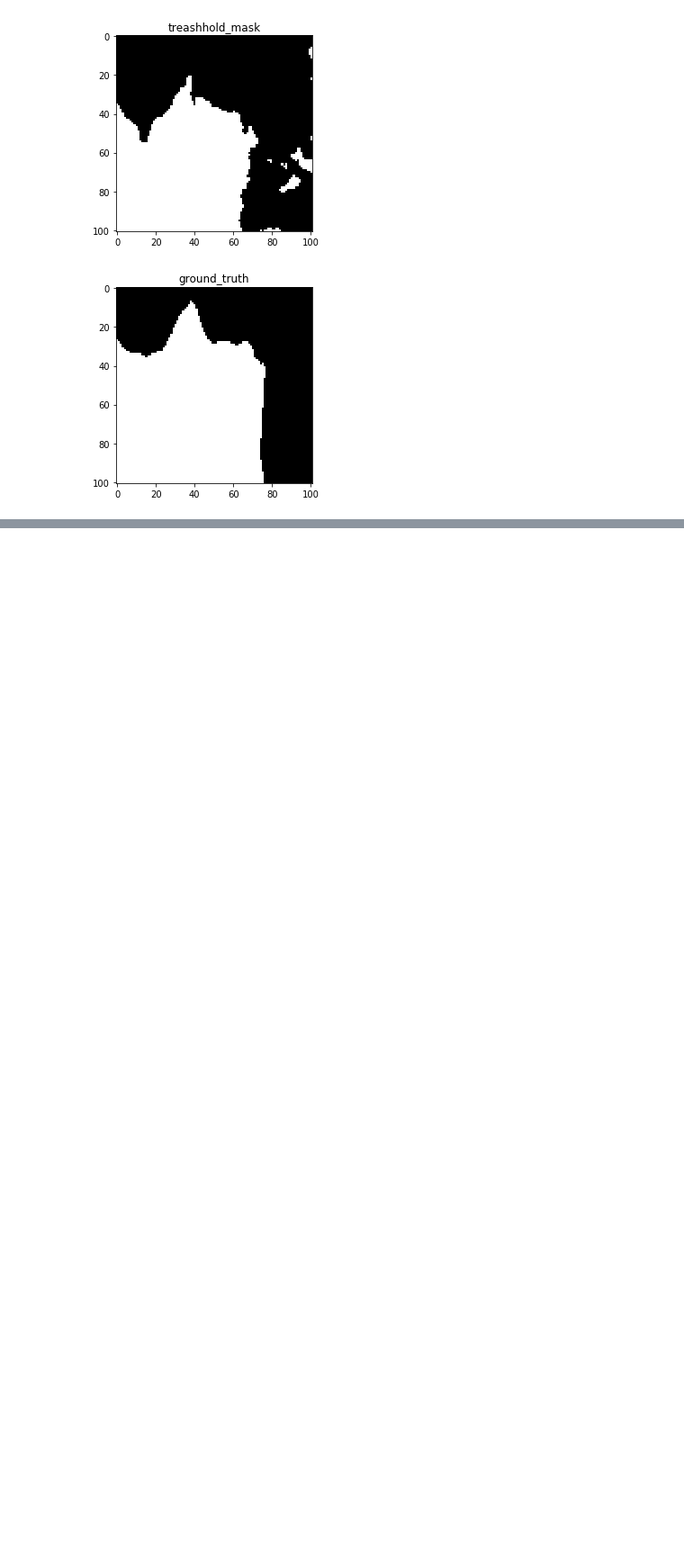
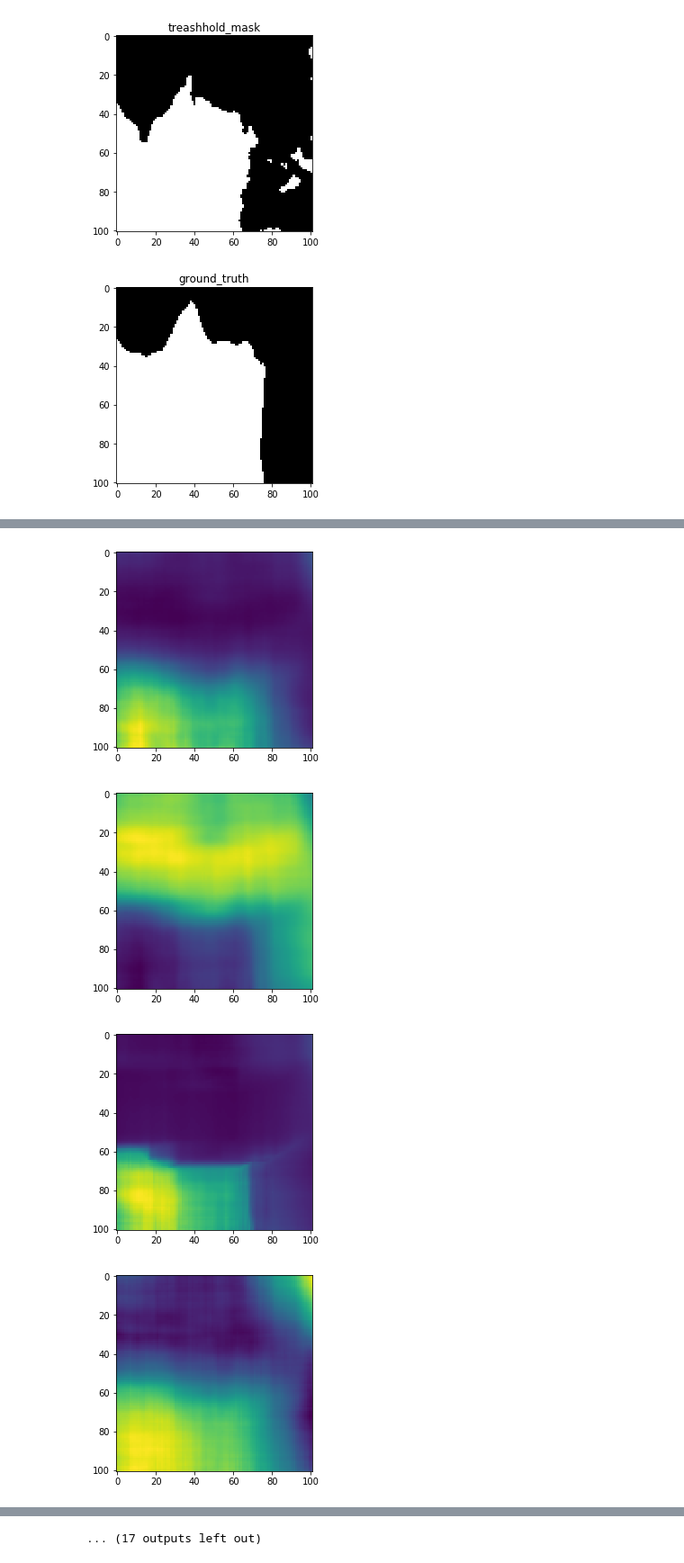
Before and after one commit to KushnirDmytro/salt_recognition_on_raw_images, a Jupyter notebook: haralic_features_for_seismic_data.ipynb, the cells around one changed output, grey strips where cells are left out. Shown at 90% size. Cells and saved outputs as stored; diff of their text form; code cells hidden in the pictures; blank space fills up the shorter version.

```diff
--- a/haralic_features_for_seismic_data.ipynb
+++ b/haralic_features_for_seismic_data.ipynb
@@ -213,0 +247,36 @@ example_images = os.listdir('../data/train/images')
+# %%
+textures_modes = ['simple', 'advanced', 'higher']
+for textures_mode in textures_modes:
+    outdir = 'har_out_' + textures_mode + '_' + str(rad)
+    rad = 18
+    nb = 100
+    if not os.path.exists(os.path.join('output', outdir) ):
+        os.makedirs(os.path.join('output', outdir) )
+
+    for f_name in tqdm( [example_images[23]] ):
+        infile = os.path.join('../data/train/images', f_name)
+        outfile_name = ''.join(infile.split('/')[-1].split('.')[:-1]) + '_' + textures_mode + '.tiff'
+
+
+        outfile_name = os.path.join(outdir, outfile_name)
+
+        raw_im = extract_haralic(infile_name=infile,
+                outfile_name=outfile_name,
+                    channel=1, #black&white images
+                    nbbin = nb,
+                    xrad=rad,
+                    yrad=rad,
+                    textures=textures_mode)
+
+    file_ids = [i.split('.')[0] for i in example_images]
+    x_files = [os.path.join('output/har_out_' + textures_mode + '_' + str(rad) , f) + '_' + textures_mode + '.tiff' for f in file_ids]
+    x_filename = x_files[23]
+    tif = TIFF.open(x_filename, mode='r').read_image()
+    for i in range(tif.shape[-1]):
+        plt.imshow(tif[...,i])
+        plt.show()
+# %% [output]
+[figure, added]
+[figure, added]
+[figure, added]
+[figure, added]
@@ -213,0 +291 @@ example_images = os.listdir('../data/train/images')
+... (17 outputs left out)
```
Also changed, not shown: parts of 8 cells of this notebook, 1 other file.
